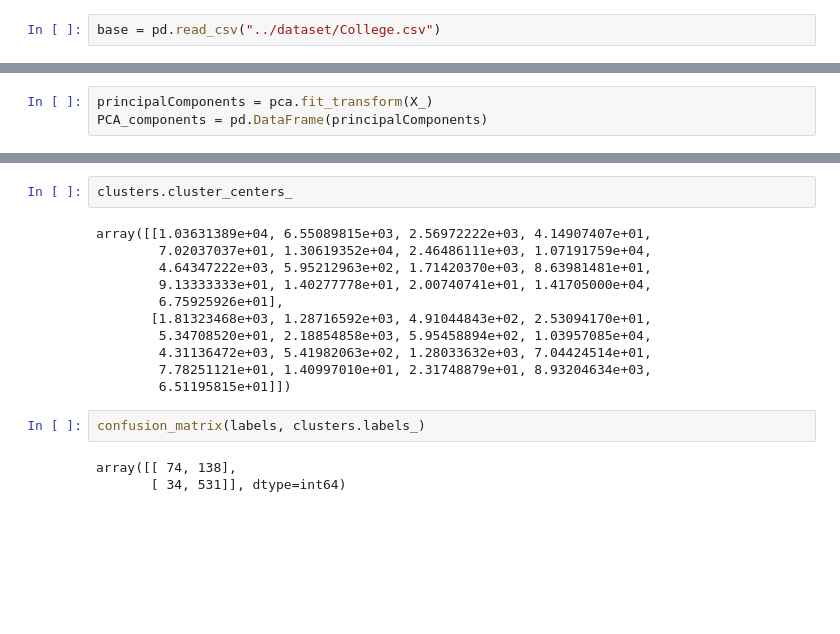
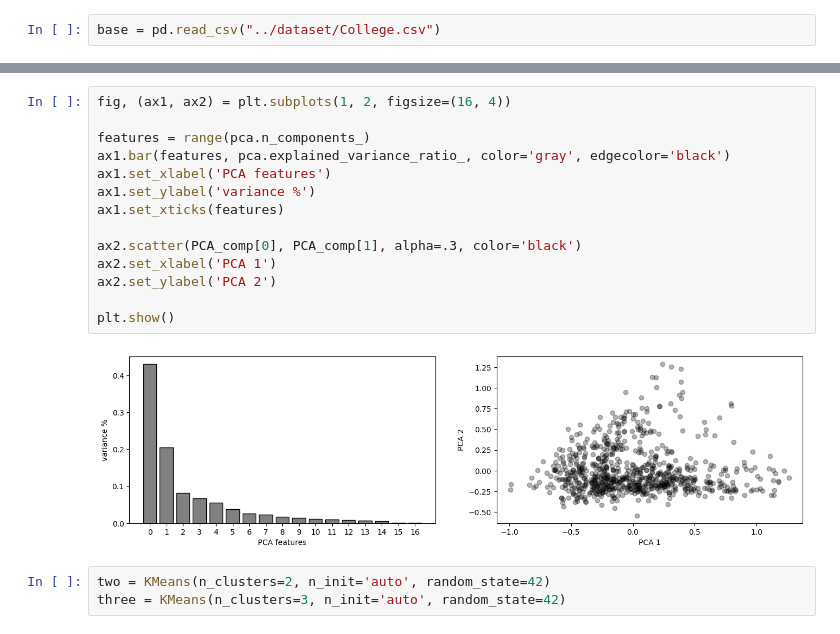
Before and after one commit to wssantiago/k-means-clustering, a Jupyter notebook: src/k-means.ipynb, the cells around one changed output, grey strips where cells are left out. Drawn from its saved outputs; the diff is of its cells as text; blank space fills up the shorter version.

```diff
--- a/src/k-means.ipynb
+++ b/src/k-means.ipynb
@@ -87,3 +172,0 @@ plt.show()
-# %%
-principalComponents = pca.fit_transform(X_)
-PCA_components = pd.DataFrame(principalComponents)
@@ -105,18 +173,19 @@ plt.show()
-# %%
-clusters.cluster_centers_
-# %% [output]
-array([[1.03631389e+04, 6.55089815e+03, 2.56972222e+03, 4.14907407e+01,
-        7.02037037e+01, 1.30619352e+04, 2.46486111e+03, 1.07191759e+04,
-        4.64347222e+03, 5.95212963e+02, 1.71420370e+03, 8.63981481e+01,
-        9.13333333e+01, 1.40277778e+01, 2.00740741e+01, 1.41705000e+04,
-        6.75925926e+01],
-       [1.81323468e+03, 1.28716592e+03, 4.91044843e+02, 2.53094170e+01,
-        5.34708520e+01, 2.18854858e+03, 5.95458894e+02, 1.03957085e+04,
-        4.31136472e+03, 5.41982063e+02, 1.28033632e+03, 7.04424514e+01,
-        7.78251121e+01, 1.40997010e+01, 2.31748879e+01, 8.93204634e+03,
-        6.51195815e+01]])
-# %%
-confusion_matrix(labels, clusters.labels_)
-# %% [output]
-array([[ 74, 138],
-       [ 34, 531]], dtype=int64)
+# %%
+fig, (ax1, ax2) = plt.subplots(1, 2, figsize=(16, 4))
+
+features = range(pca.n_components_)
+ax1.bar(features, pca.explained_variance_ratio_, color='gray', edgecolor='black')
+ax1.set_xlabel('PCA features')
+ax1.set_ylabel('variance %')
+ax1.set_xticks(features)
+
+ax2.scatter(PCA_comp[0], PCA_comp[1], alpha=.3, color='black')
+ax2.set_xlabel('PCA 1')
+ax2.set_ylabel('PCA 2')
+
+plt.show()
+# %% [output]
+[figure, added]
+# %%
+two = KMeans(n_clusters=2, n_init='auto', random_state=42)
+three = KMeans(n_clusters=3, n_init='auto', random_state=42)
```
Also changed, not shown: parts of 24 cells of this notebook.
